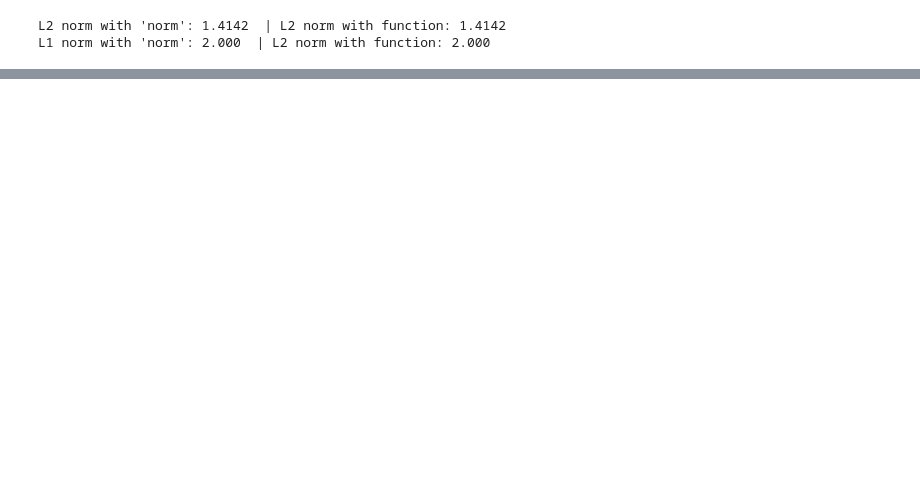
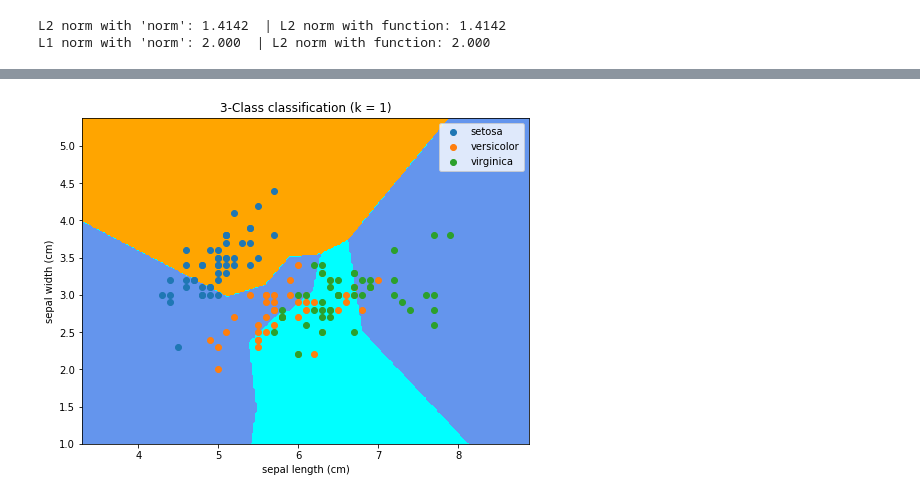
Before and after one commit to olivesgatech/ML_codes_repo, a Jupyter notebook: Assignments/Lecture_01_Python_basics.ipynb, the cells around one changed output, grey strips where cells are left out. Saved outputs shown, nothing was run; the diff lists cells and outputs as text; code cells hidden in the pictures; blank space fills up the shorter version.

```diff
--- a/Assignments/Lecture_01_Python_basics.ipynb
+++ b/Assignments/Lecture_01_Python_basics.ipynb
@@ -204,0 +232,13 @@ L1 norm with 'norm': 2.000  | L2 norm with function: 2.000
+# %%
+# Evaluation copy
+from sklearn.datasets import load_iris
+
+iris = load_iris()
+
+# Print feature names
+print('Feature names are:\n')
+print(iris['feature_names'])
+
+# Print class names
+print('\n\nClass names are:\n')
+print(iris['target_names'])
@@ -204,0 +370,55 @@ L1 norm with 'norm': 2.000  | L2 norm with function: 2.000
+# %%
+# Student's copy
+import seaborn as sns
+from sklearn.model_selection import train_test_split
+from matplotlib.colors import ListedColormap
+from sklearn import neighbors, datasets
+
+features = [0,1]  # specify feature indices here to use
+n_neighbors = 1  # number of neighbours parameter
+N_train = 10  # training data size
+N_test = 150 - N_train
+
+# import iris data to play with
+iris = load_iris()
+
+# we only take the first two features. We could avoid this ugly slicing by using a two-dim dataset Try otehr feature combinations
+X = iris.data[:, features]
+y = iris.target
+
+X_train, X_test, y_train, y_test = train_test_split(X, y, test_size=N_test, train_size=N_train, random_state=42)
+
+h = .02  # step size in the mesh
+
+cmap_light = ListedColormap(['orange', 'cyan', 'cornflowerblue'])
+cmap_bold = ['darkorange', 'c', 'darkblue']
+
+clf = neighbors.KNeighborsClassifier(n_neighbors)
+clf.fit(X_train, y_train)
+
+# Plot the decision boundary. For that, we will assign a color to each # point in the mesh [x_min, x_max]x[y_min, y_max].
+x_min, x_max = X[:, 0].min() - 1, X[:, 0].max() + 1
+y_min, y_max = X[:, 1].min() - 1, X[:, 1].max() + 1
+xx, yy = np.meshgrid(np.arange(x_min, x_max, h), np.arange(y_min, y_max, h))
+Z = clf.predict(np.c_[xx.ravel(), yy.ravel()])
+
+# Put the result into a color plot
+Z = Z.reshape(xx.shape)
+
+fig, ax = plt.subplots(figsize=(8, 6))
+ax.contourf(xx, yy, Z, cmap=cmap_light)
+
+# Plot also the training points
+
+for class_num in np.unique(y_test):
+        ax.scatter(X_test[:,0][y_test==class_num], X_test[:,1][y_test==class_num], label = class_names[class_num])
+
+plt.xlim(xx.min(), xx.max())
+plt.ylim(yy.min(), yy.max())
+plt.title("3-Class classification (k = %i)" % (n_neighbors))
+plt.xlabel(iris.feature_names[features[0]])
+plt.ylabel(iris.feature_names[features[1]])
+plt.legend()
+plt.show()
+# %% [output]
+[figure, added]
```
Also changed, not shown: parts of 9 cells of this notebook.
